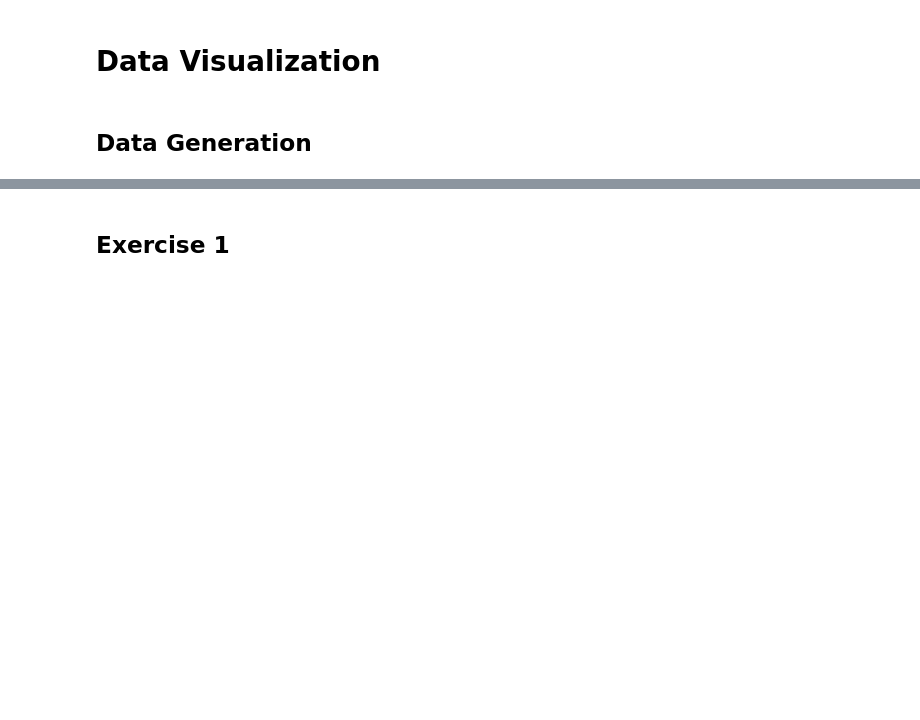
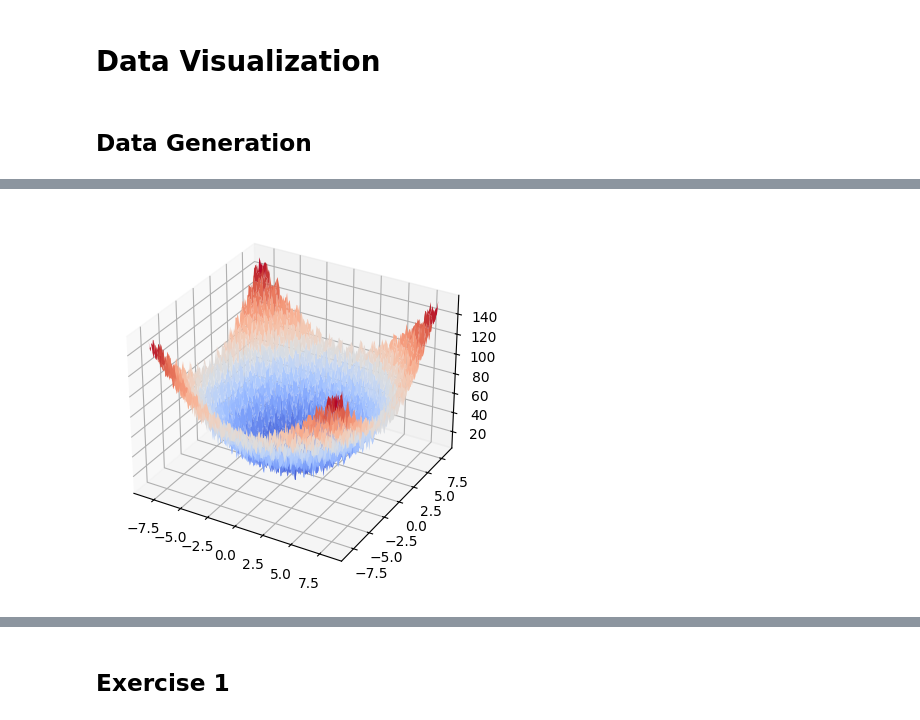
Before and after one commit to Zuyd-ADSAI/ZM001-2425-data-science, a Jupyter notebook: notebooks/ds_week4_visualization.ipynb, the cells around one changed output, grey strips where cells are left out. Cells and saved outputs as stored; diff of their text form; code cells hidden in the pictures; blank space fills up the shorter version.

```diff
--- a/notebooks/ds_week4_visualization.ipynb
+++ b/notebooks/ds_week4_visualization.ipynb
@@ -79,3 +79,12 @@ plt.contourf(xx, yy, f_rastrigin(D[:, 0], D[:, 1]).reshape(xx.shape), cmap='cool
+# %%
+# Make a 3D plot as well
+from mpl_toolkits.mplot3d import Axes3D
+fig = plt.figure()
+ax = fig.add_subplot(111, projection='3d')
+ax.plot_surface(xx, yy, f_rastrigin(D[:, 0], D[:, 1]).reshape(xx.shape), cmap='coolwarm', edgecolor='none', antialiased=True)
+plt.show()
+# %% [output]
+[figure, added]
 # %%
 df = pd.DataFrame(D, columns=['x1', 'x2'])
 df['y'] = f_rastrigin(D[:, 0], D[:, 1])
```
Also changed, not shown: parts of 14 cells of this notebook.
